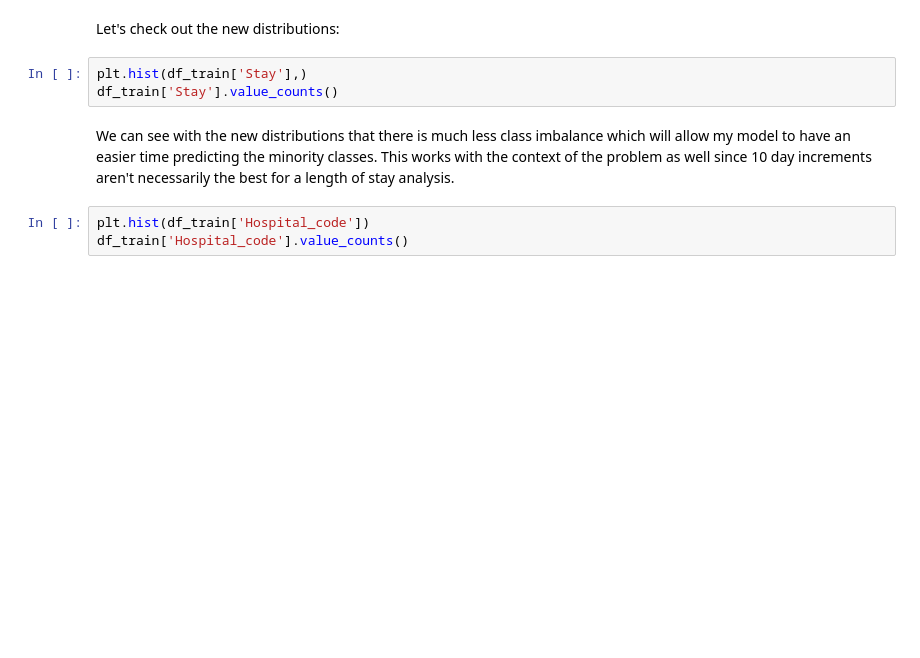
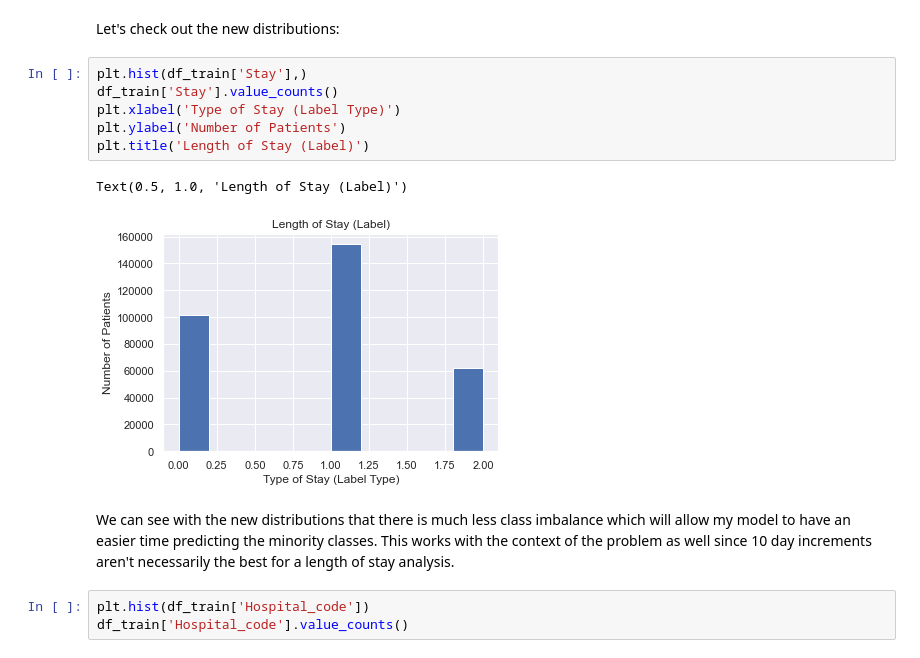
Before and after one commit to amarinelli12/COVID-19_Capstone, a Jupyter notebook: COVID-19_Predictor_FINAL.ipynb, the cells around one changed output. Drawn from its saved outputs; the diff is of its cells as text; blank space fills up the shorter version.

Commit message:
Image import and Notebook update

```diff
--- a/COVID-19_Predictor_FINAL.ipynb
+++ b/COVID-19_Predictor_FINAL.ipynb
@@ -297,8 +308,14 @@ df_train['Stay']
 # %% [markdown]
 Let's check out the new distributions:
-# %%
-plt.hist(df_train['Stay'],)
-df_train['Stay'].value_counts()
+# %%
+plt.hist(df_train['Stay'],)
+df_train['Stay'].value_counts()
+plt.xlabel('Type of Stay (Label Type)')
+plt.ylabel('Number of Patients')
+plt.title('Length of Stay (Label)')
+# %% [output]
+Text(0.5, 1.0, 'Length of Stay (Label)')
+[figure, added]
 # %% [markdown]
 We can see with the new distributions that there is much less class imbalance which will allow my model to have an easier time predicting the minority classes. This works with the context of the problem as well since 10 day increments aren't necessarily the best for a length of stay analysis.
 # %%
```
Also changed, not shown: parts of 2 cells of this notebook, 6 other files.
